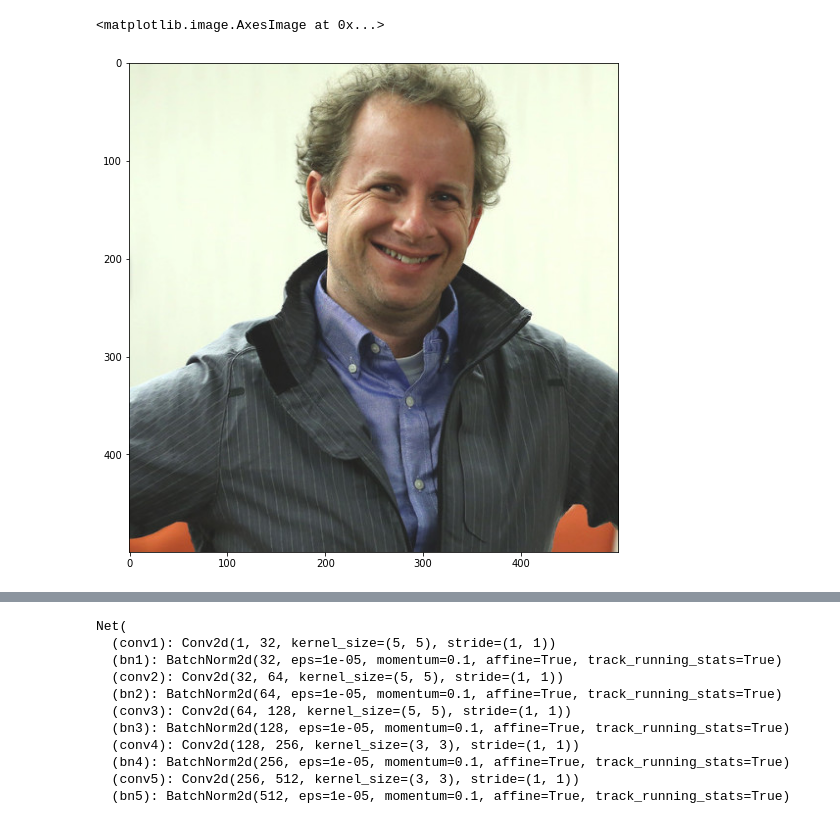
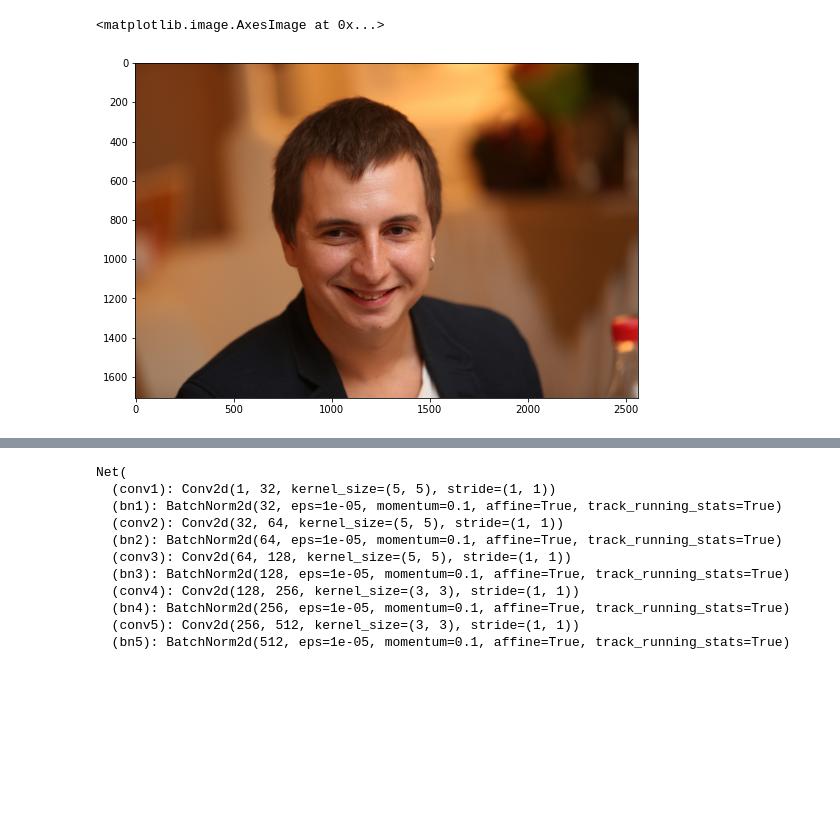
Before and after one commit to s-mayorov/computer_vision_projects, a Jupyter notebook: object_detection/facial_keypoints/pytorch/detection.ipynb, the cells around one changed output, grey strips where cells are left out. Saved outputs shown, nothing was run; the diff lists cells and outputs as text; code cells hidden in the pictures; blank space fills up the shorter version.

```diff
--- a/object_detection/facial_keypoints/pytorch/detection.ipynb
+++ b/object_detection/facial_keypoints/pytorch/detection.ipynb
@@ -6,14 +6,14 @@ import numpy as np
 # %%
 def preprocess_roi(roi):
     gray = cv2.cvtColor(roi, cv2.COLOR_BGR2GRAY)
     normalized = gray/255.
     resized = cv2.resize(normalized, (224,224))
     return resized
 
-image = cv2.imread('images/jeremy-howard.jpg')
+image = cv2.imread('images/BI8n4g2e9pI.jpg')
 image = cv2.cvtColor(image, cv2.COLOR_BGR2RGB)
 fig = plt.figure(figsize=(9,9))
 plt.imshow(image)
 # %% [output]
 <matplotlib.image.AxesImage at 0x...>
-[figure, old version]
+[figure, new version]
```
Also changed, not shown: parts of 7 cells of this notebook, 22 other files.
